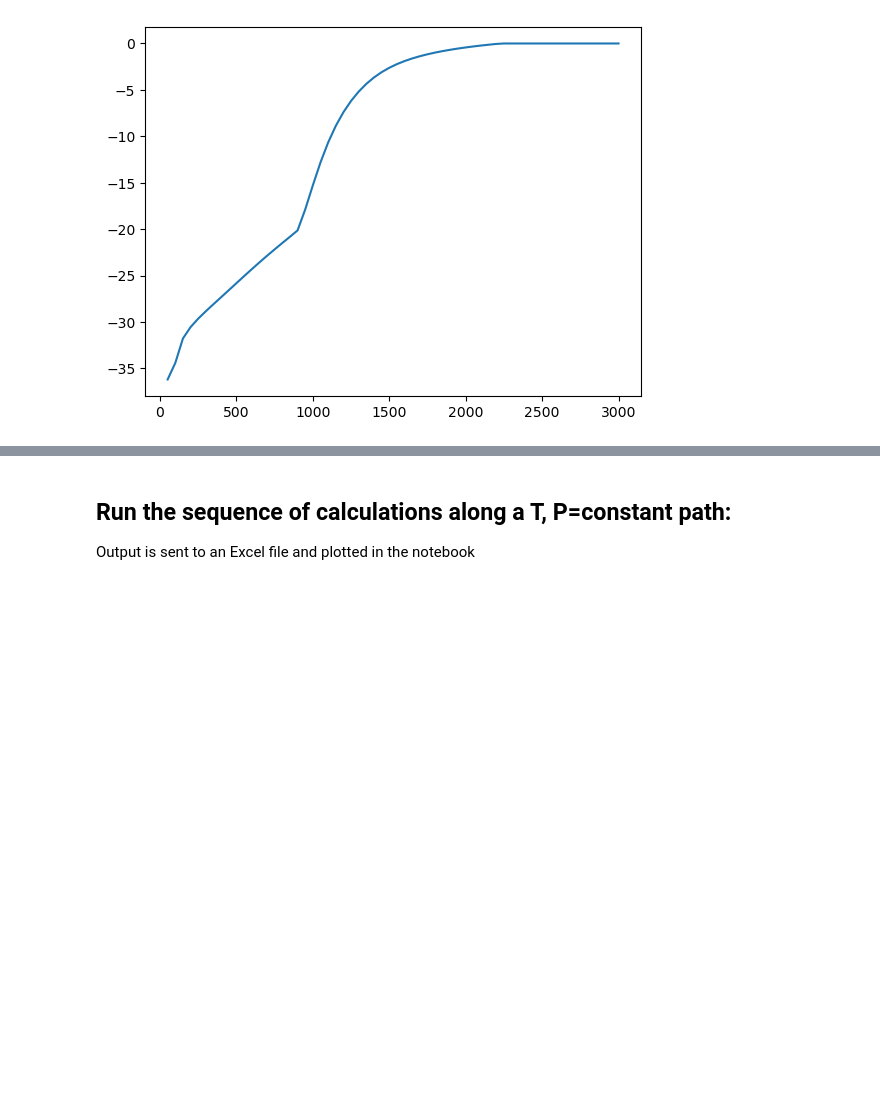
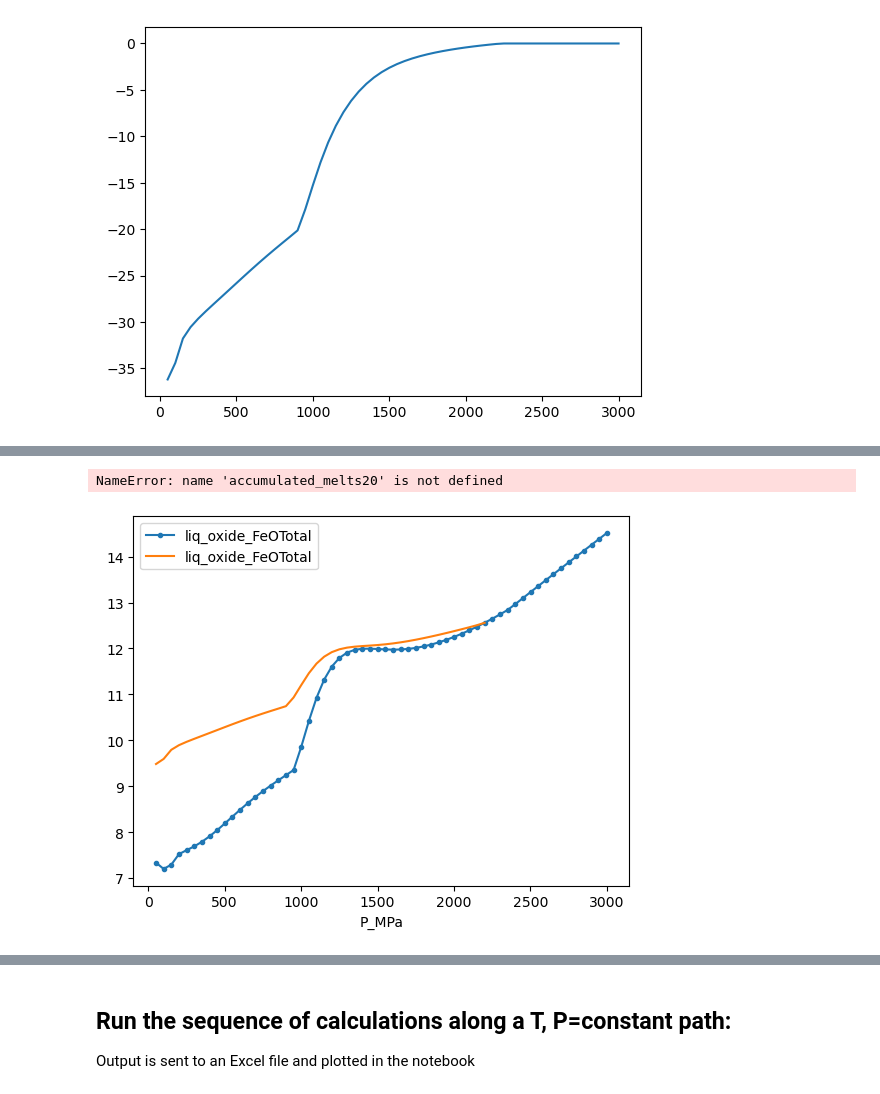
Before and after one commit to whtowbin/melts_enki, a Jupyter notebook: DMM_Melting_Fractionation-Dynamic_.ipynb, the cells around one changed output, grey strips where cells are left out. Saved outputs shown, nothing was run; the diff lists cells and outputs as text; code cells hidden in the pictures; blank space fills up the shorter version.

```diff
--- a/DMM_Melting_Fractionation-Dynamic_.ipynb
+++ b/DMM_Melting_Fractionation-Dynamic_.ipynb
@@ -433,0 +468,13 @@ accumulated_melts['liq_oxide_FeOTotal'].plot()
+# %%
+accumulated_melts = accumulate_melt_along_path(df, depth_weighting_multiplier_perMPa = 1, weight_deeper =False)
+# accumulated_melts['liq_oxide_FeOTotal'].plot(x = df["P_MPa"])
+accumulated_melts["P_MPa"] = df["P_MPa"]
+fig, ax = plt.subplots()
+df.plot("P_MPa", "liq_oxide_FeOTotal", marker = '.', ax=ax)
+accumulated_melts.plot(x="P_MPa", y='liq_oxide_FeOTotal', ax = ax)
+
+accumulated_melts20["P_MPa"] = df["P_MPa"]
+accumulated_melts20.plot(x="P_MPa", y='liq_oxide_FeOTotal', ax = ax)
+# %% [output]
+NameError: name 'accumulated_melts20' is not defined
+[figure, added]
```
Also changed, not shown: parts of 14 cells of this notebook.
